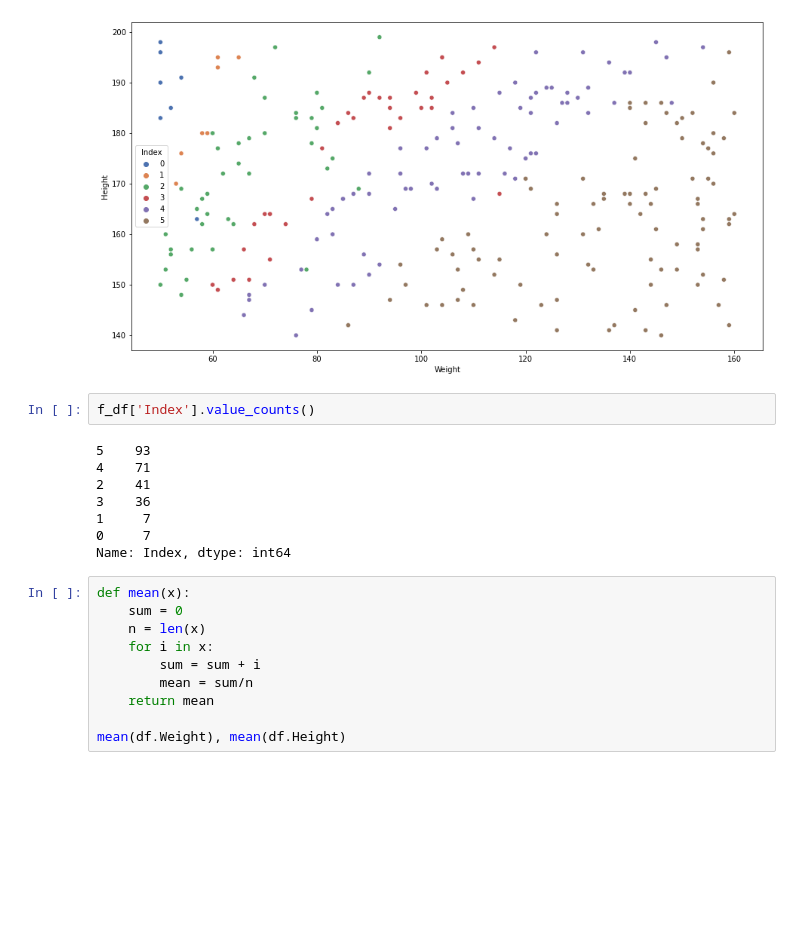
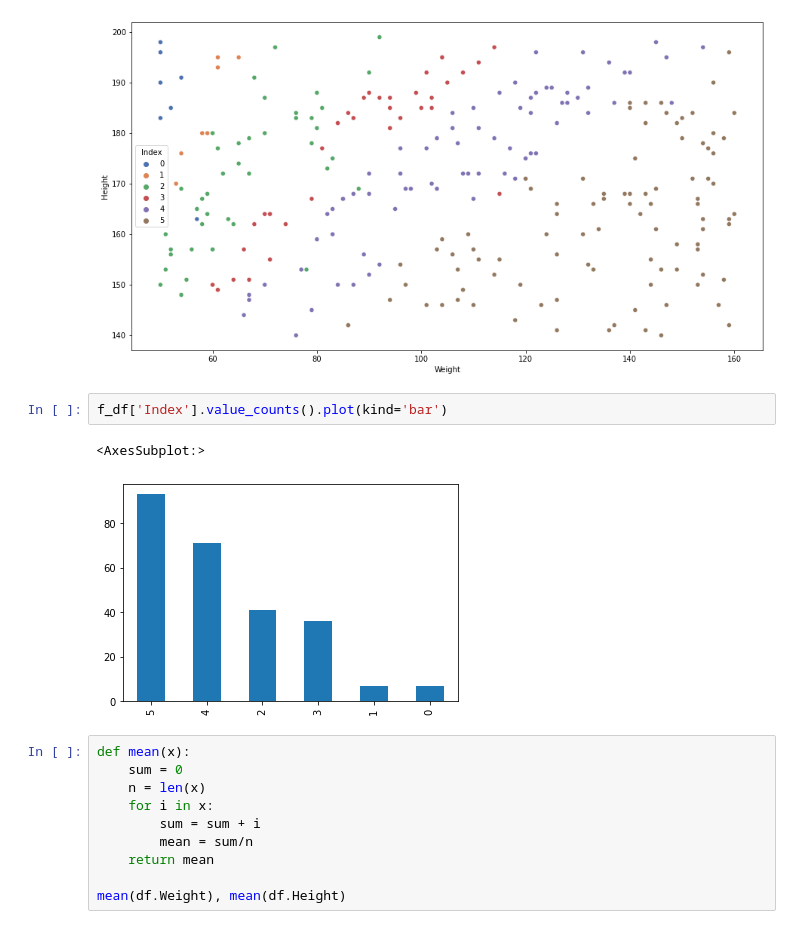
Before and after one commit to Jeko-Mus/Strive-Nutrition, a Jupyter notebook: Weights.ipynb, the cells around one changed output. Saved outputs shown, nothing was run; the diff lists cells and outputs as text; blank space fills up the shorter version.

```diff
--- a/Weights.ipynb
+++ b/Weights.ipynb
@@ -99,15 +94,10 @@ plt.show()
 # %% [output]
 [figure]
 # %%
-f_df['Index'].value_counts()
+f_df['Index'].value_counts().plot(kind='bar')
 # %% [output]
-5    93
-4    71
-2    41
-3    36
-1     7
-0     7
-Name: Index, dtype: int64
+<AxesSubplot:>
+[figure, added]
 # %%
 def mean(x):
     sum = 0
```
Also changed, not shown: parts of 1 cell of this notebook, 15 other files.
